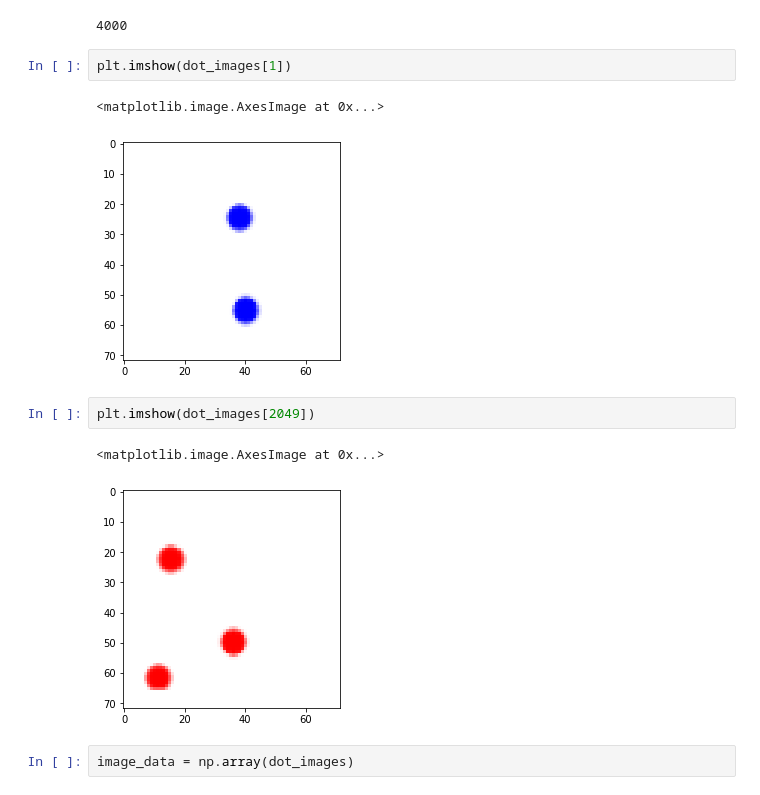
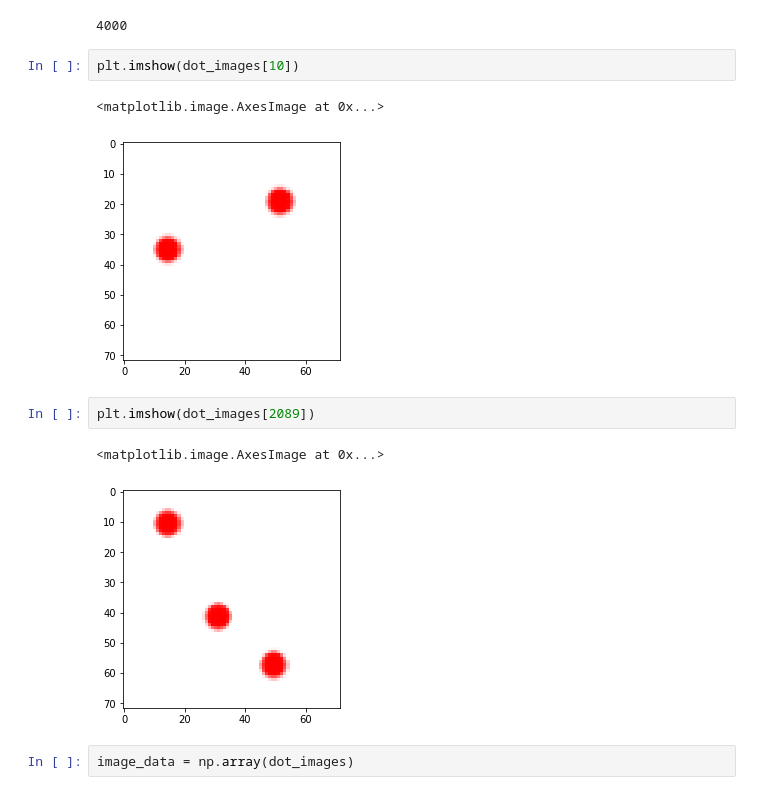
Before and after one commit to NBK-code/Normalizing-Flows-and-VAEs, a Jupyter notebook: 2_3_images_Generalization_VAE.ipynb, the cells around one changed output. Saved outputs shown, nothing was run; the diff lists cells and outputs as text.

```diff
--- a/2_3_images_Generalization_VAE.ipynb
+++ b/2_3_images_Generalization_VAE.ipynb
@@ -54,15 +54,15 @@ len(dot_images)
 # %% [output]
 4000
 # %%
-plt.imshow(dot_images[1])
+plt.imshow(dot_images[10])
 # %% [output]
 <matplotlib.image.AxesImage at 0x...>
-[figure, old version]
+[figure, new version]
 # %%
-plt.imshow(dot_images[2049])
+plt.imshow(dot_images[2089])
 # %% [output]
 <matplotlib.image.AxesImage at 0x...>
-[figure, old version]
+[figure, new version]
 # %%
 image_data = np.array(dot_images)
 # %%
```
Also changed, not shown: parts of 14 cells of this notebook.
